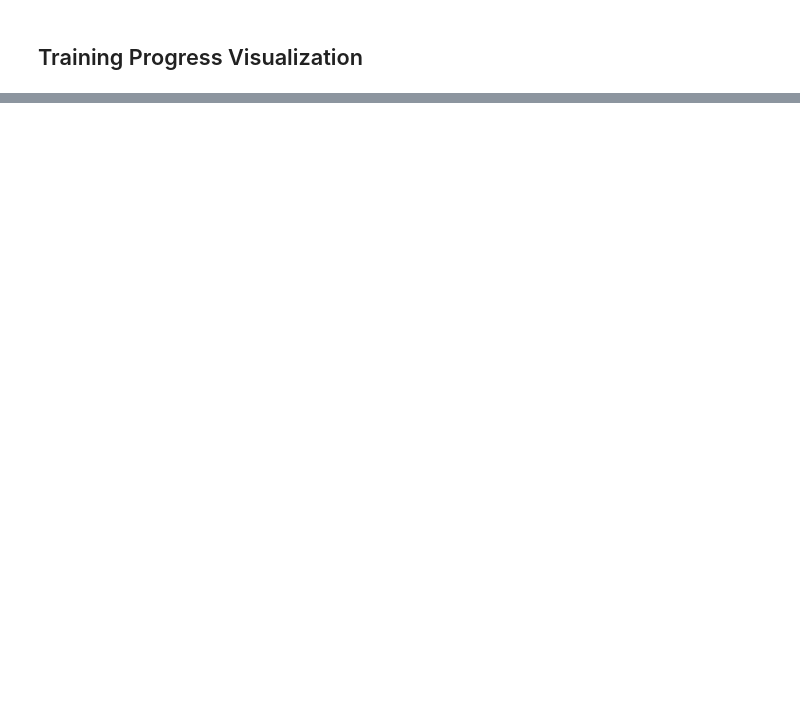
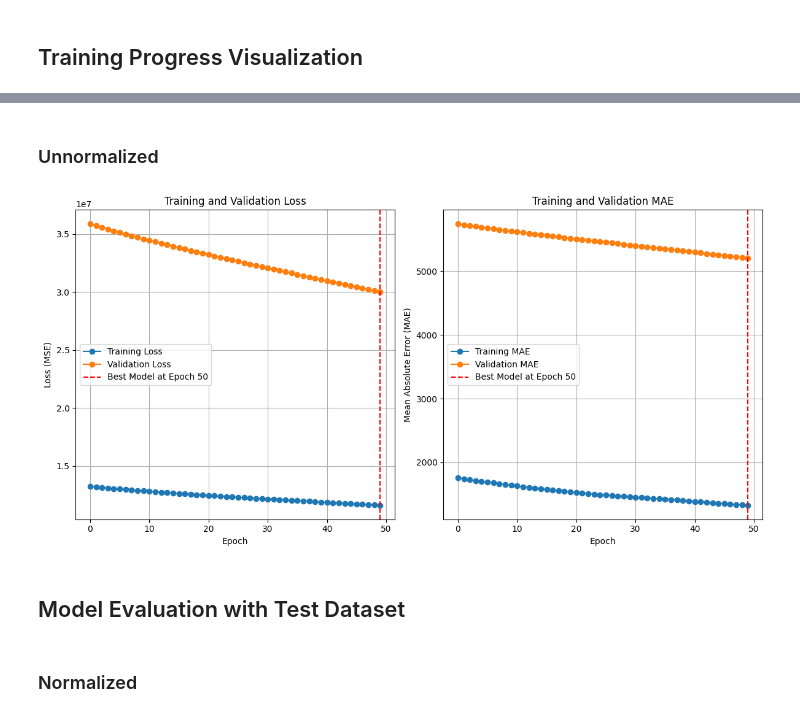
Before and after one commit to Z-MarkUs/LSTM-Bitcoin, a Jupyter notebook: Final_Poject.ipynb, the cells around one changed output, grey strips where cells are left out. Drawn from its saved outputs; the diff is of its cells as text; code cells hidden in the pictures; blank space fills up the shorter version.

```diff
--- a/Final_Poject.ipynb
+++ b/Final_Poject.ipynb
@@ -591,2 +618,16 @@ Epoch 50/50
 # %% [markdown]
 ### Unnormalized
+# %%
+# Extract the target feature (e.g., "Closing Price (USD)") for decoder outputs
+target_index = 0  # Assuming the target feature is the first feature in y
+y_train_un_target = y_train_un[:, :, [target_index]]
+y_validation_un_target = y_validation_un[:, :, [target_index]]
+y_test_un_target = y_test_un[:, :, [target_index]]
+
+# Use the first timestep of `y` as the decoder input during training
+decoder_input_train_un = y_train_un_target[:, :1, :]  # Shape: (num_samples, 1, 1)
+decoder_input_validation_un = y_validation_un_target[:, :1, :]  # Shape: (num_samples, 1, 1)
+
+# Build the model
+seq2seq_model_un = build_seq2seq_model(input_shape=(X_train_un.shape[1], X_train_un.shape[2]), steps_ahead=steps_ahead)
+seq2seq_model_un.summary()
@@ -673,0 +753,43 @@ plt.show()
+# %% [markdown]
+### Unnormalized
+# %%
+# Extract loss and MAE values
+train_loss_un = history_un.history["loss"]
+val_loss_un = history_un.history["val_loss"]
+train_mae_un = history_un.history["mae"]
+val_mae_un = history_un.history["val_mae"]
+
+
+# Plot the training and validation loss
+plt.figure(figsize=(12, 6))
+
+# Loss Plot
+plt.subplot(1, 2, 1)  # Create a 1x2 grid, first plot
+plt.plot(train_loss_un, label="Training Loss", marker="o")
+plt.plot(val_loss_un, label="Validation Loss", marker="o")
+plt.axvline(best_epoch_un, color="r", linestyle="--", label=f"Best Model at Epoch {best_epoch_un+ 1}")
+plt.title("Training and Validation Loss")
+plt.xlabel("Epoch")
+plt.ylabel("Loss (MSE)")
+plt.legend()
+plt.grid(True)
+
+# MAE Plot
+plt.subplot(1, 2, 2)  # Create a 1x2 grid, second plot
+plt.plot(train_mae_un, label="Training MAE", marker="o")
+plt.plot(val_mae_un, label="Validation MAE", marker="o")
+plt.axvline(best_epoch_un, color="r", linestyle="--", label=f"Best Model at Epoch {best_epoch_un + 1}")
+plt.title("Training and Validation MAE")
+plt.xlabel("Epoch")
+plt.ylabel("Mean Absolute Error (MAE)")
+plt.legend()
+plt.grid(True)
+
+plt.tight_layout()
+plt.show()
+# %% [output]
+[figure, added]
+# %% [markdown]
+## Model Evaluation with Test Dataset
+# %% [markdown]
+### Normalized
```
Also changed, not shown: parts of 19 cells of this notebook.
